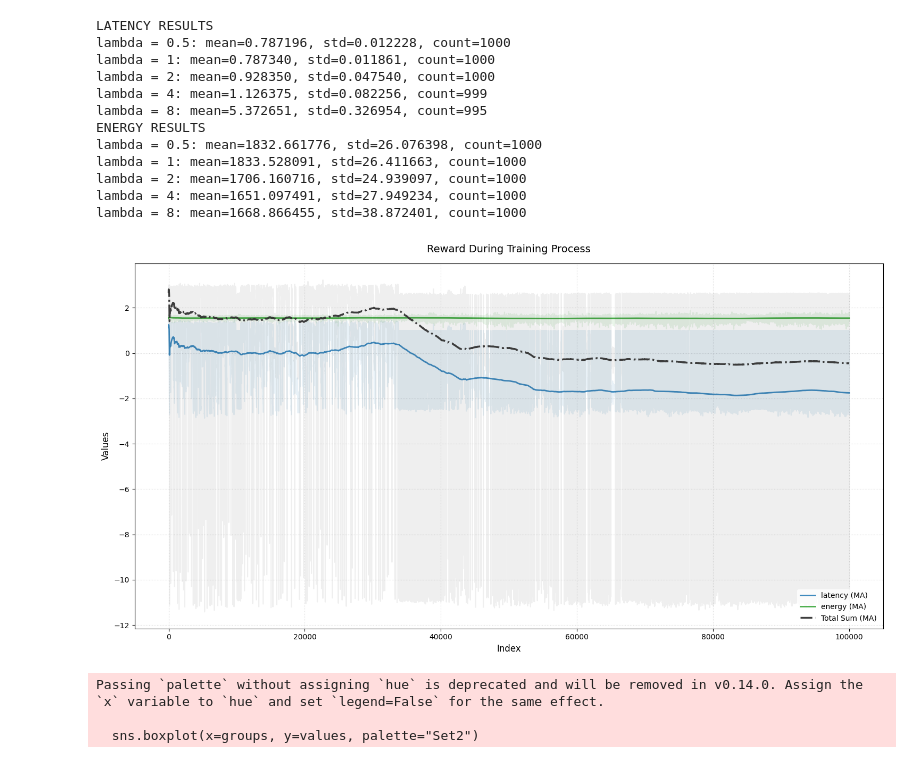
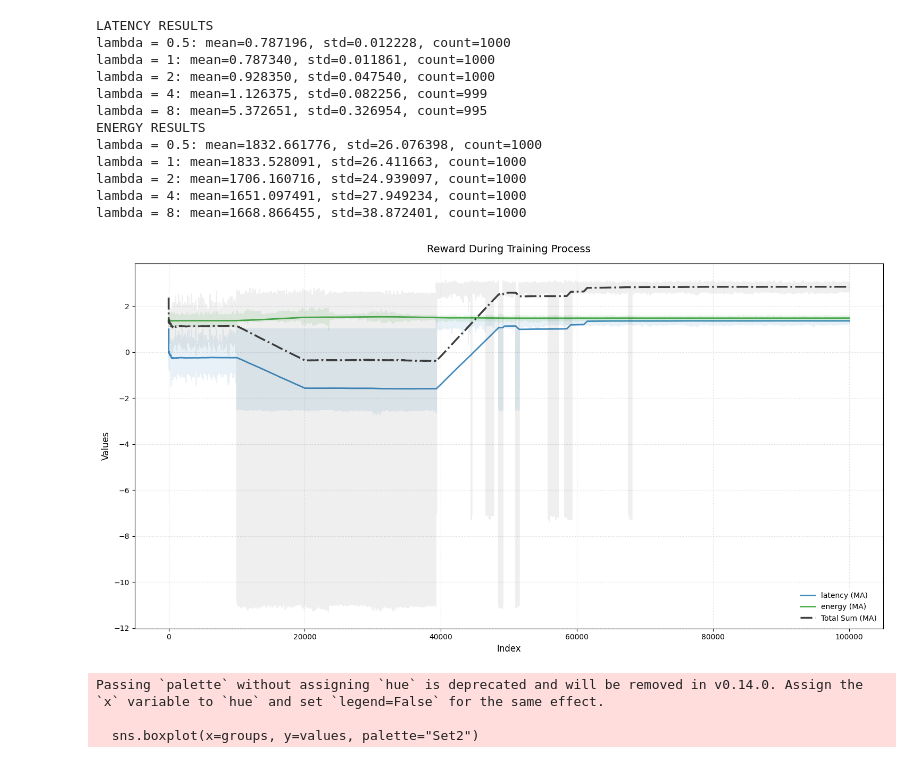
Before and after one commit to trietngo712/MARL4NetworkSlicing, a Jupyter notebook: experiments/experiment_8/result_analysis.ipynb, the cells around one changed output. Cells and saved outputs as stored; diff of their text form; code cells hidden in the pictures.

Commit message:
figures

```diff
--- a/experiments/experiment_8/result_analysis.ipynb
+++ b/experiments/experiment_8/result_analysis.ipynb
@@ -184,7 +184,7 @@ import pandas as pd
 
 # 1. Load data
 
-path = base / '8.1' / 'train' / 'slice_0' / 'reward_components.csv'
+path = base / '17.0' / 'train' / 'slice_0' / 'reward_components.csv'
 df = pd.read_csv(path)
 df['total_sum'] = df.sum(axis=1)
 
@@ -256,34 +256,34 @@ plt.plot(
 #            plt.axvspan(
 #                xmin=start_idx, xmax=end_idx, color="red", alpha=0.12, zorder=1
 #            )
 
 # 5. Chart adjustments & Custom Legend
 plt.title(
     "Reward During Training Process", fontsize=14, pad=15
 )
 plt.xlabel("Index", fontsize=12)
 plt.ylabel("Values", fontsize=12)
 plt.grid(True, linestyle=":", alpha=0.5)
 
 # Setup custom legend handles so we can neatly include the shaded region label
 handles, labels = plt.gca().get_legend_handles_labels()
 #red_patch = mpatches.Patch(
 #    color="red", alpha=0.15, label="Penalty"
 #)
 #handles.append(red_patch)
 
 plt.legend(
     #handles=handles,
     loc="lower right",
     frameon=True,
     facecolor="white",
     edgecolor="none",
 )
 
 plt.tight_layout()
 plt.show()
 # %% [output]
-[figure, old version]
+[figure, new version]
 # %%
 import matplotlib.pyplot as plt
 import seaborn as sns
```
Also changed, not shown: parts of 6 cells of this notebook, 5 other files.
